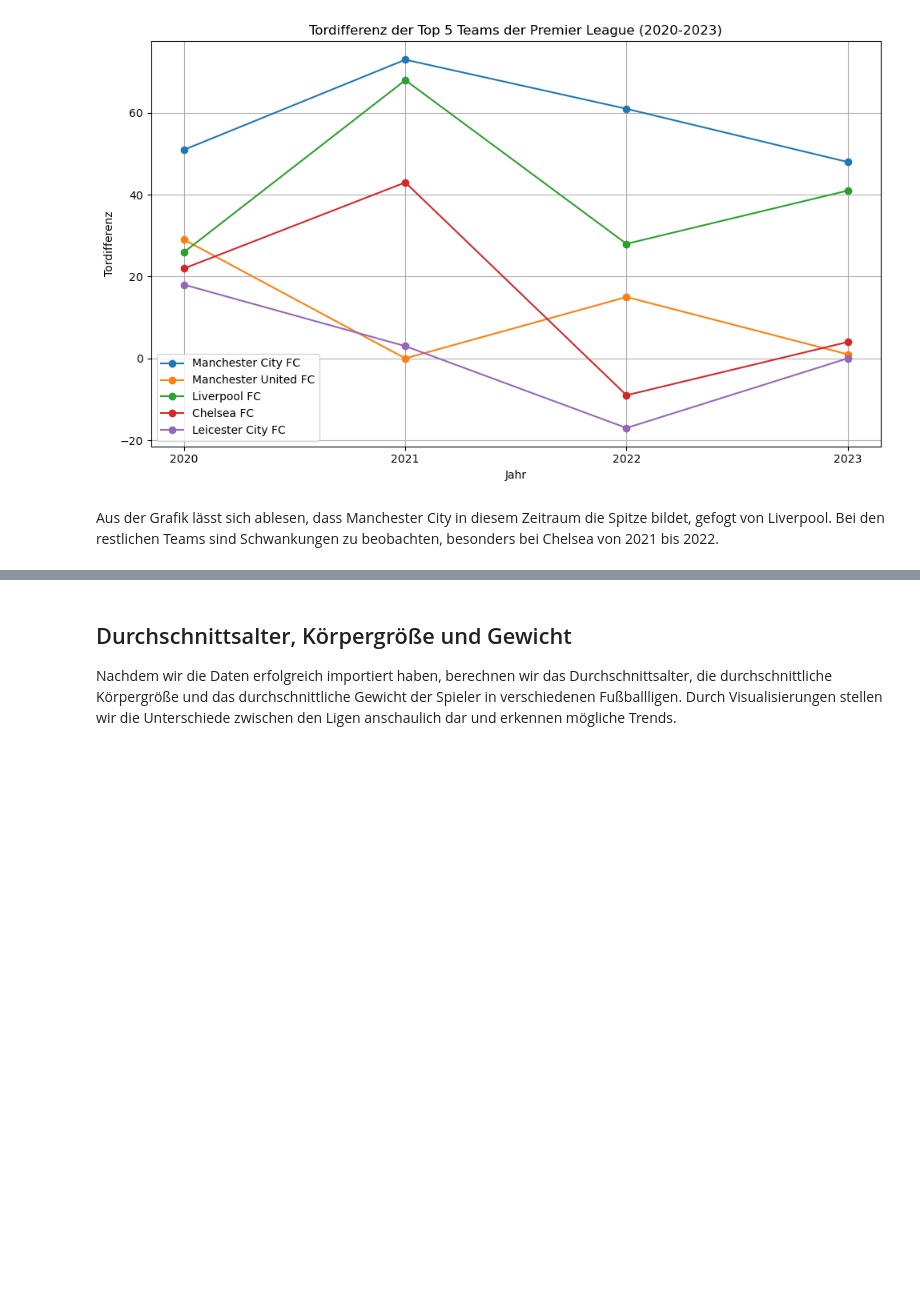
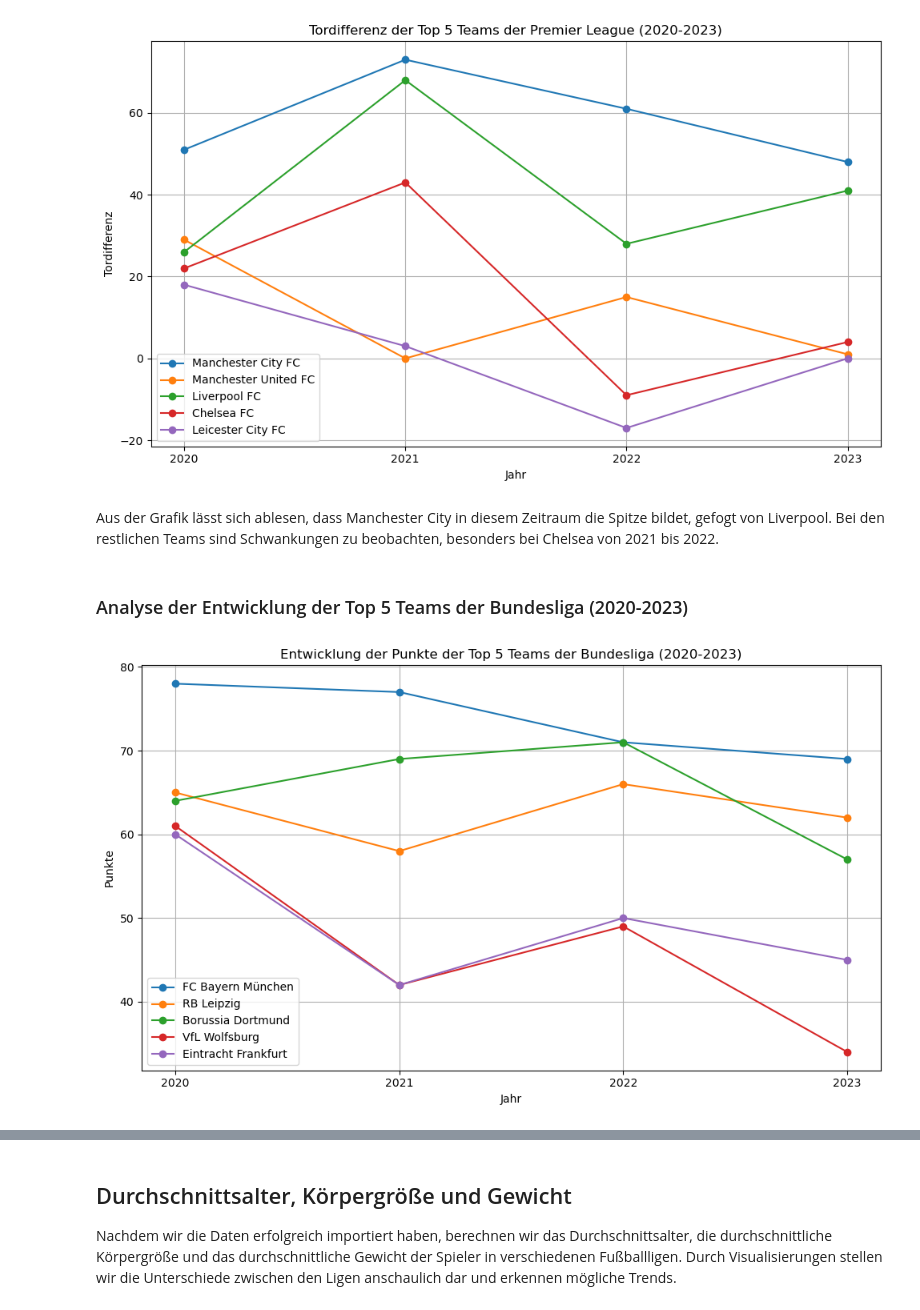
Before and after one commit to Primestyler/BDINF_Semester_Project, a Jupyter notebook: final_project.ipynb, the cells around one changed output, grey strips where cells are left out. Cells and saved outputs as stored; diff of their text form; code cells hidden in the pictures; blank space fills up the shorter version.

```diff
--- a/final_project.ipynb
+++ b/final_project.ipynb
@@ -466,3 +481,45 @@ plt.show()
 [figure]
 # %% [markdown]
 Aus der Grafik lässt sich ablesen, dass Manchester City in diesem Zeitraum die Spitze bildet, gefogt von Liverpool. Bei den restlichen Teams sind Schwankungen zu beobachten, besonders bei Chelsea von 2021 bis 2022.
+# %% [markdown]
+### Analyse der Entwicklung der Top 5 Teams der Bundesliga (2020-2023)
+# %%
+
+# Daten für die Jahre 2020 bis 2023 abrufen
+top_teams_2020 = db['bl_standings_2020'].find_one()['standings'][0]['table'][:5]
+
+# Teams für die Jahre 2021, 2022 und 2023 abrufen und ihre Entwicklung verfolgen
+years = ['2020', '2021', '2022', '2023']
+teams_points = {team['team']['name']: [] for team in top_teams_2020}
+
+# Punkte für das Jahr 2020 hinzufügen
+for team in top_teams_2020:
+    teams_points[team['team']['name']].append(team['points'])
+
+for year in years[1:]:
+    standings = db[f'bl_standings_{year}'].find_one()['standings'][0]['table']
+    for team_2020 in top_teams_2020:
+        for team in standings:
+            if team['team']['name'] == team_2020['team']['name']:
+                teams_points[team['team']['name']].append(team['points'])
+                break
+        else:
+            teams_points[team_2020['team']['name']].append(0)  # Füge 0 Punkte hinzu, falls das Team nicht gefunden wurde
+
+# Liniendiagramm erstellen
+plt.figure(figsize=(10, 6))
+
+for team, points in teams_points.items():
+    plt.plot(years, points, marker='o', label=team)
+
+plt.title('Entwicklung der Punkte der Top 5 Teams der Bundesliga (2020-2023)')
+plt.xlabel('Jahr')
+plt.ylabel('Punkte')
+plt.legend()
+plt.grid(True)
+plt.tight_layout()
+
+# Diagramm anzeigen
+plt.show()
+# %% [output]
+[figure, added]
```
Also changed, not shown: parts of 26 cells of this notebook.
